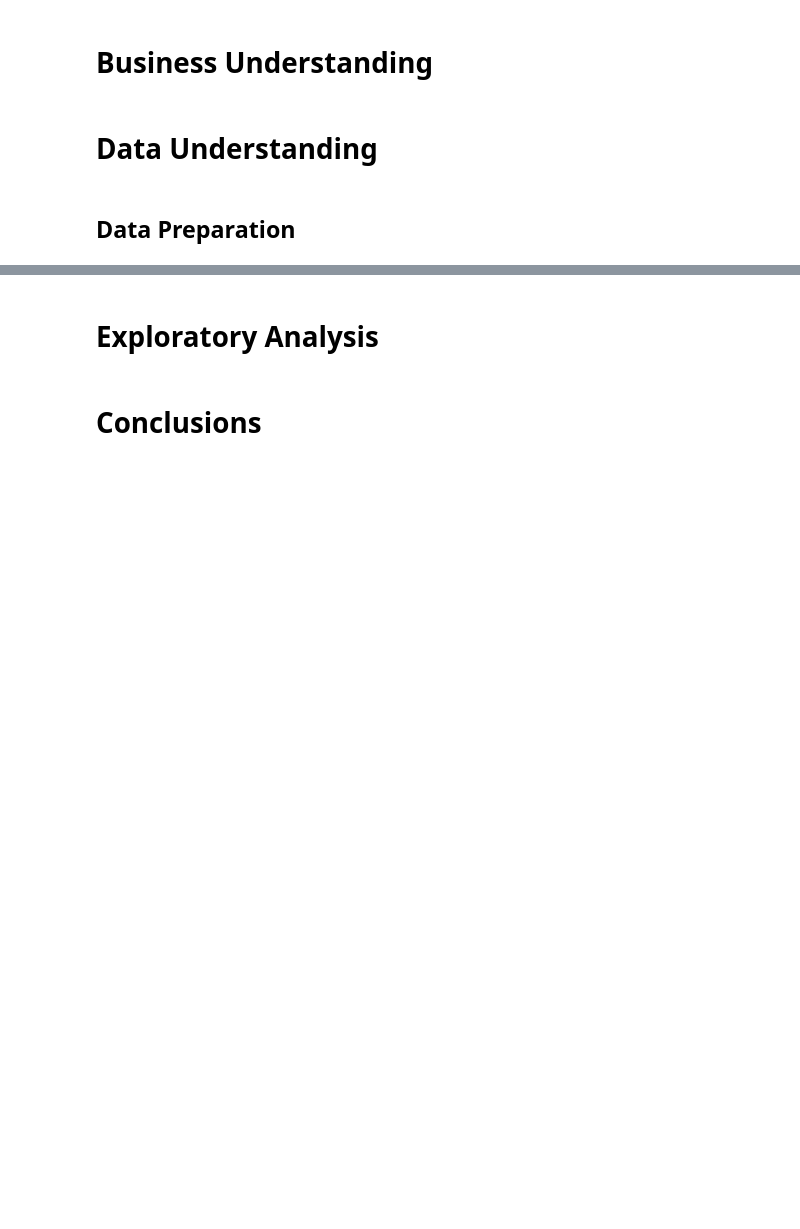
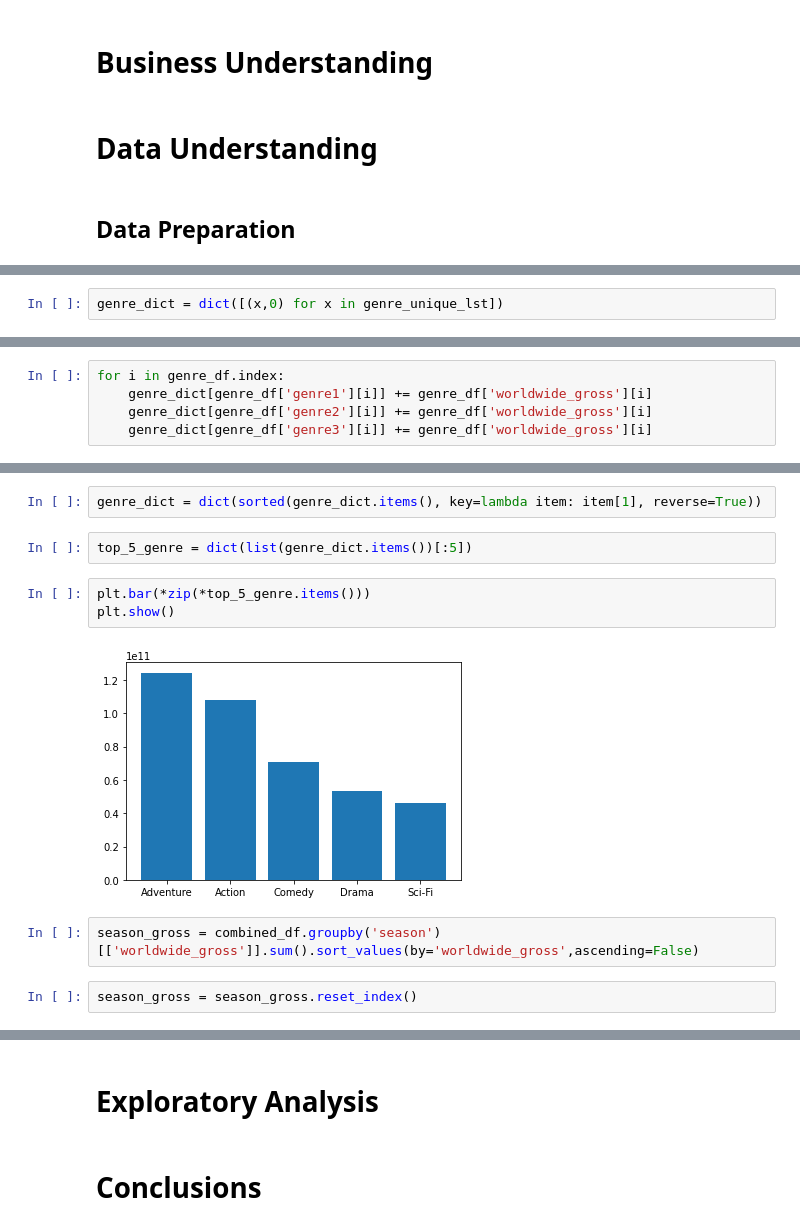
Before and after one commit to johnlocke333/movie_analysis, a Jupyter notebook: notebook.ipynb, the cells around one changed output, grey strips where cells are left out. Saved outputs shown, nothing was run; the diff lists cells and outputs as text; blank space fills up the shorter version.

```diff
--- a/notebook.ipynb
+++ b/notebook.ipynb
@@ -50,0 +649,2 @@ tn_df.head()
+# %%
+genre_dict = dict([(x,0) for x in genre_unique_lst])
@@ -50,0 +687,5 @@ tn_df.head()
+# %%
+for i in genre_df.index:
+    genre_dict[genre_df['genre1'][i]] += genre_df['worldwide_gross'][i]
+    genre_dict[genre_df['genre2'][i]] += genre_df['worldwide_gross'][i]
+    genre_dict[genre_df['genre3'][i]] += genre_df['worldwide_gross'][i]
@@ -50,0 +714,13 @@ tn_df.head()
+# %%
+genre_dict = dict(sorted(genre_dict.items(), key=lambda item: item[1], reverse=True))
+# %%
+top_5_genre = dict(list(genre_dict.items())[:5])
+# %%
+plt.bar(*zip(*top_5_genre.items()))
+plt.show()
+# %% [output]
+[figure, added]
+# %%
+season_gross = combined_df.groupby('season')[['worldwide_gross']].sum().sort_values(by='worldwide_gross',ascending=False)
+# %%
+season_gross = season_gross.reset_index()
```
Also changed, not shown: parts of 75 cells of this notebook.
